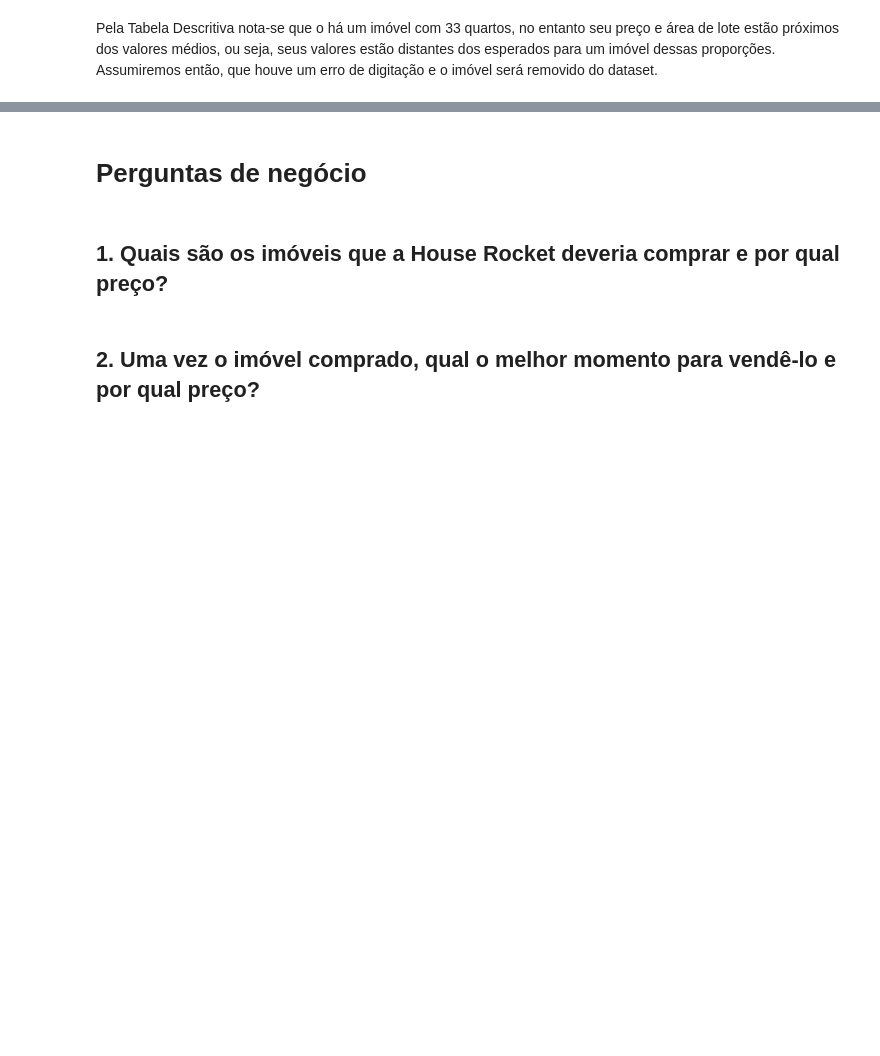
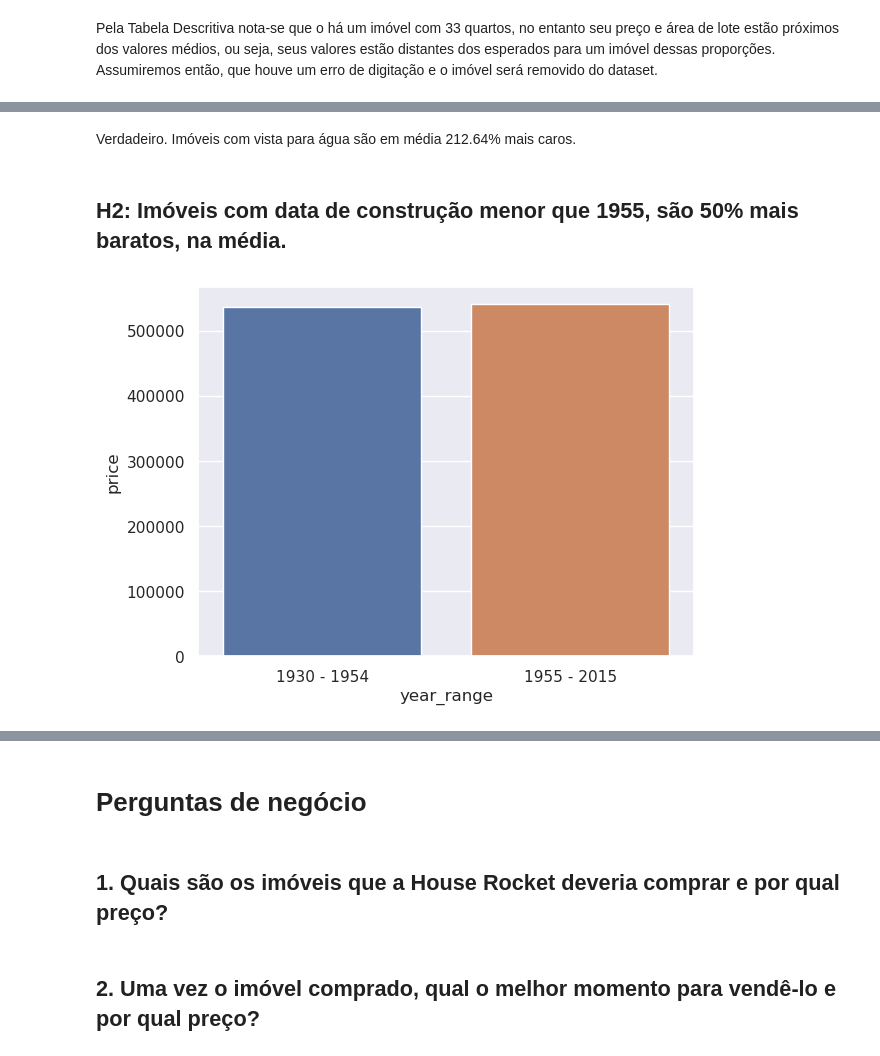
Before and after one commit to matheusventurads/house-rocket, a Jupyter notebook: insights_rocket.ipynb, the cells around one changed output, grey strips where cells are left out. Drawn from its saved outputs; the diff is of its cells as text; code cells hidden in the pictures; blank space fills up the shorter version.

```diff
--- a/insights_rocket.ipynb
+++ b/insights_rocket.ipynb
@@ -124,0 +145,15 @@ data = data.drop(data[data['bedrooms'] == 33].index)
+# %% [markdown]
+Verdadeiro. Imóveis com vista para água são em média 212.64% mais caros.
+# %% [markdown]
+## H2: Imóveis com data de construção menor que 1955, são 50% mais baratos, na média.
+# %%
+# Dividindo os imóveis no ano 1955
+df_h['year_range'] = df_h['yr_built'].apply(lambda x: '1930 - 1954' if x < 1955 else '1955 - 2015')
+
+# Agrupando por período
+df_grouped = df_h[['price', 'year_range']].groupby('year_range').mean().reset_index()
+
+sns.barplot(data=df_grouped, x='year_range', y='price')
+plt.ticklabel_format(style='plain', axis='y')
+# %% [output]
+[figure, added]
```
Also changed, not shown: parts of 33 cells of this notebook, 4 other files.
